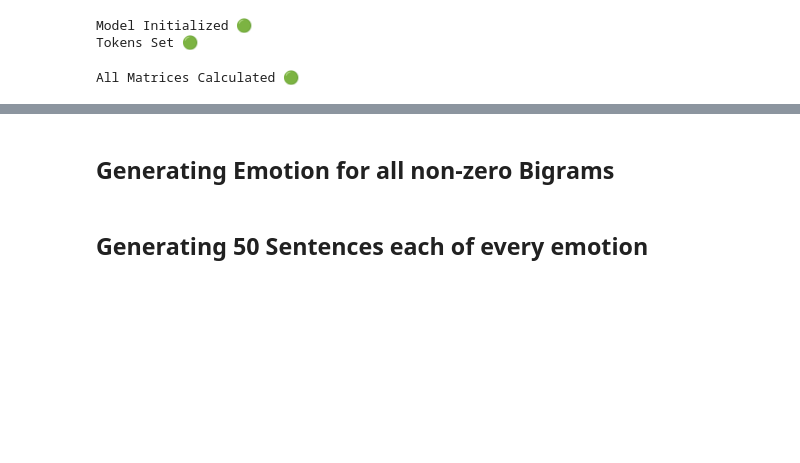
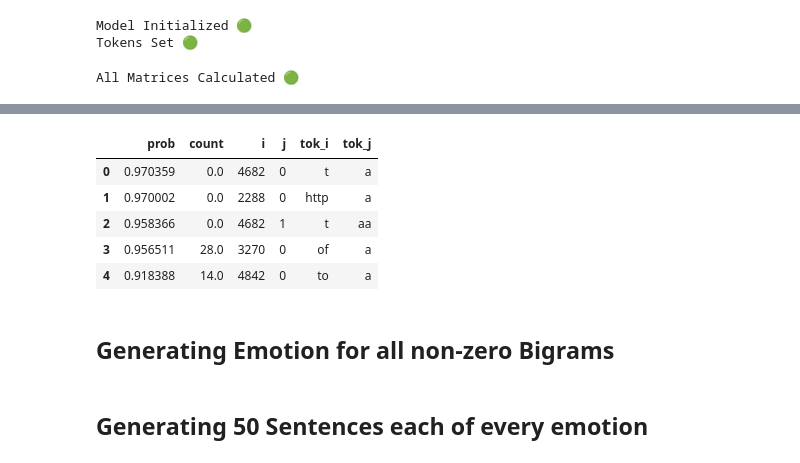
Before and after one commit to Jaskaran320/NLP-assignments, a Jupyter notebook: Assignment-1/Task-2/test.ipynb, the cells around one changed output, grey strips where cells are left out. Drawn from its saved outputs; the diff is of its cells as text; code cells hidden in the pictures; blank space fills up the shorter version.

```diff
--- a/Assignment-1/Task-2/test.ipynb
+++ b/Assignment-1/Task-2/test.ipynb
@@ -35,0 +150,17 @@ All Matrices Calculated 🟢
+# %%
+import pandas as pd
+
+mat = model.get_normal_matrix()
+mat_laplace = model.get_laplace_matrix()
+mat_kn = model.get_kn_matrix()
+
+
+mat_df = pd.DataFrame(mat_kn)
+top5_bigrams = []
+for i in mat_df.columns:
+  max_in_col = mat_df[i].nlargest(5)
+  for j in range(5):
+   top5_bigrams.append((max_in_col.iloc[j], i, j))
+
+top5_bigrams.sort(reverse=True)
+top5_bigrams
@@ -36,3 +185,18 @@ All Matrices Calculated 🟢
+# %%
+top = []
+for prob, i, j in top5_bigrams:
+  counts = model.get_count_matrix()
+  top.append((prob, counts[i][j], i, j, model.get_token()[i], model.get_token()[j]))
+
+top.sort(reverse=True)
+pd.DataFrame(top, columns=['prob', 'count', 'i', 'j', 'tok_i', 'tok_j']).head(5)
+# %% [output]
+|  | prob | count | i | j | tok_i | tok_j |
+| 0 | 0.970359 | 0.0 | 4682 | 0 | t | a |
+| 1 | 0.970002 | 0.0 | 2288 | 0 | http | a |
+| 2 | 0.958366 | 0.0 | 4682 | 1 | t | aa |
+| 3 | 0.956511 | 28.0 | 3270 | 0 | of | a |
+| 4 | 0.918388 | 14.0 | 4842 | 0 | to | a |
 # %% [markdown]
 ## Generating Emotion for all non-zero Bigrams
 # %%
```
Also changed, not shown: parts of 13 cells of this notebook.
